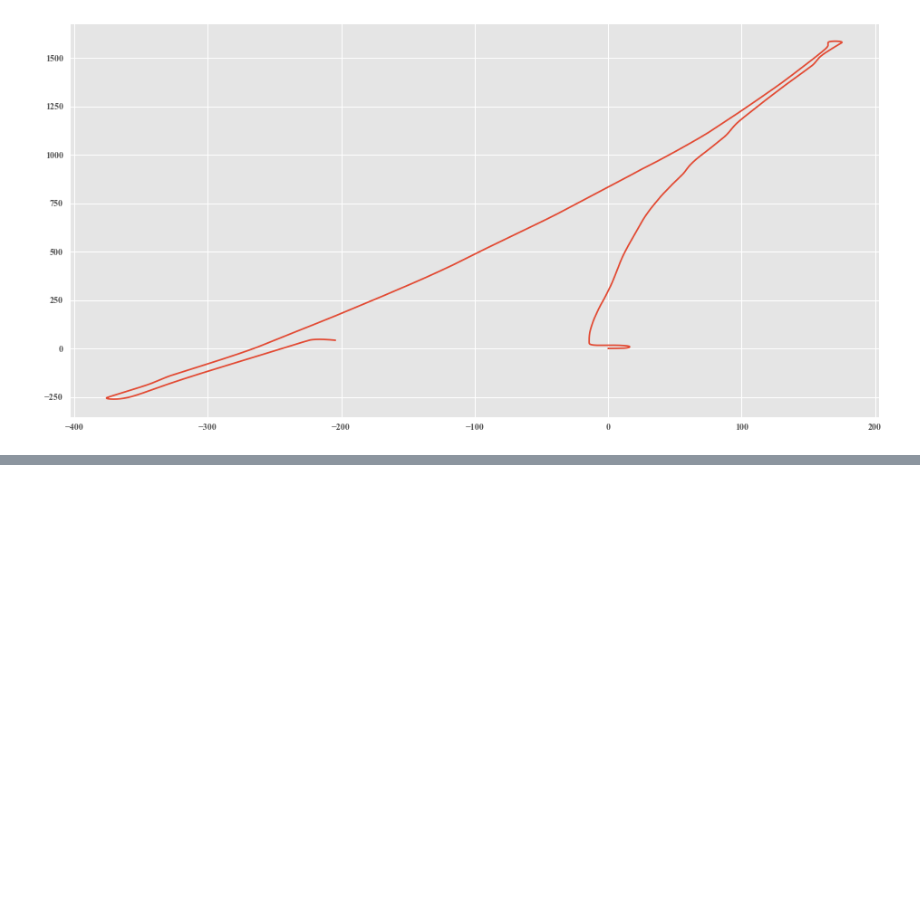
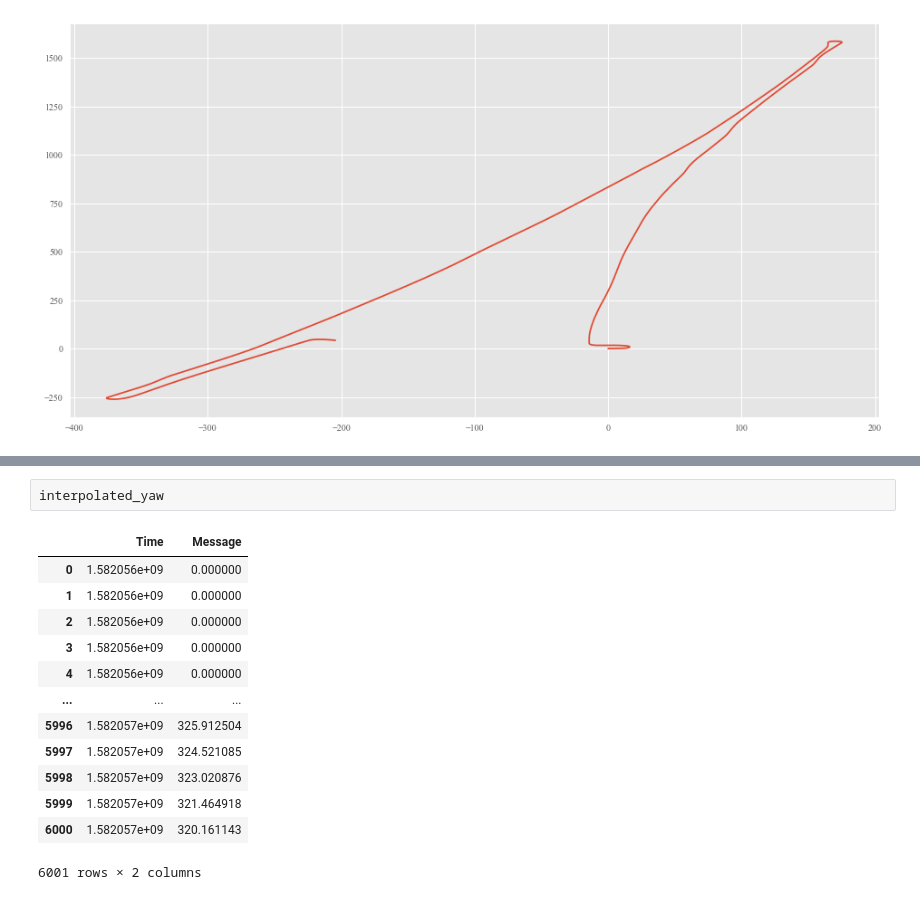
Before and after one commit to jmscslgroup/strym, a Jupyter notebook: notebook/Strym Tutorial.ipynb, the cells around one changed output, grey strips where cells are left out. Saved outputs shown, nothing was run; the diff lists cells and outputs as text; blank space fills up the shorter version.

```diff
--- a/notebook/Strym Tutorial.ipynb
+++ b/notebook/Strym Tutorial.ipynb
@@ -127,0 +134,16 @@ Interquartile Range of Rate for Timeseries is 25.053590492276665
+# %%
+interpolated_yaw
+# %% [output]
+|  | Time | Message |
+| 0 | 1.582056e+09 | 0.000000 |
+| 1 | 1.582056e+09 | 0.000000 |
+| 2 | 1.582056e+09 | 0.000000 |
+| 3 | 1.582056e+09 | 0.000000 |
+| 4 | 1.582056e+09 | 0.000000 |
+| ... | ... | ... |
+| 5996 | 1.582057e+09 | 325.912504 |
+| 5997 | 1.582057e+09 | 324.521085 |
+| 5998 | 1.582057e+09 | 323.020876 |
+| 5999 | 1.582057e+09 | 321.464918 |
+| 6000 | 1.582057e+09 | 320.161143 |
+6001 rows × 2 columns
```
Also changed, not shown: parts of 8 cells of this notebook, 2 other files.
